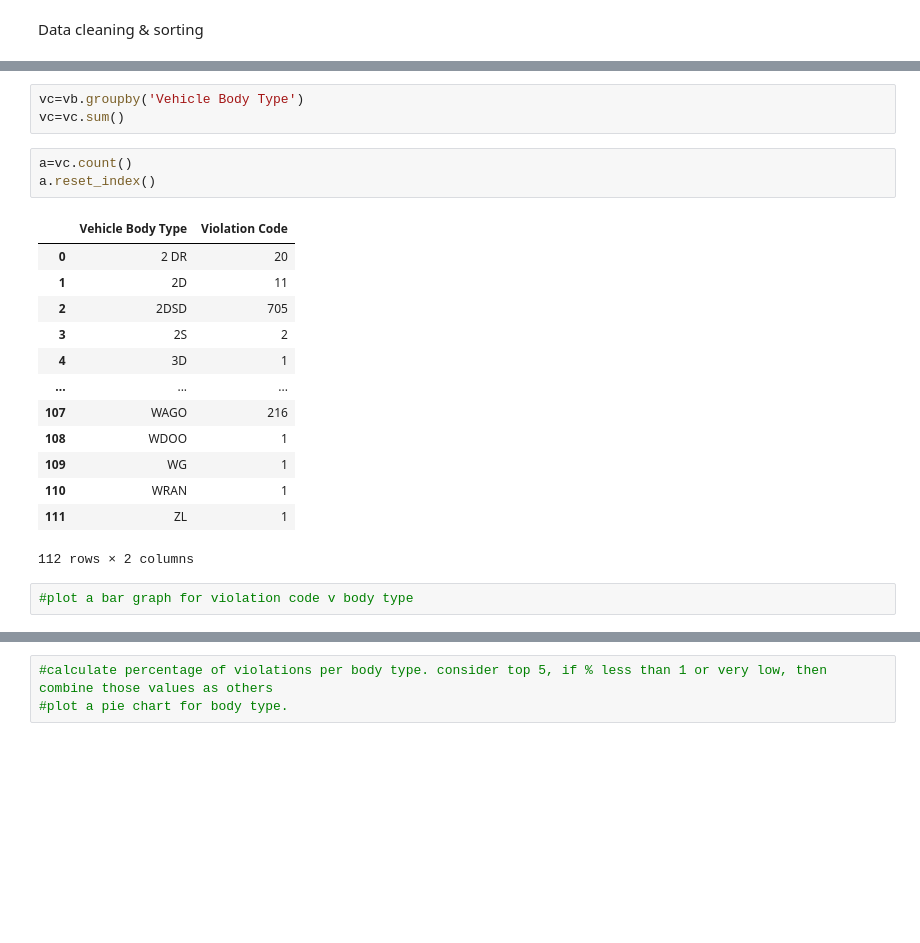
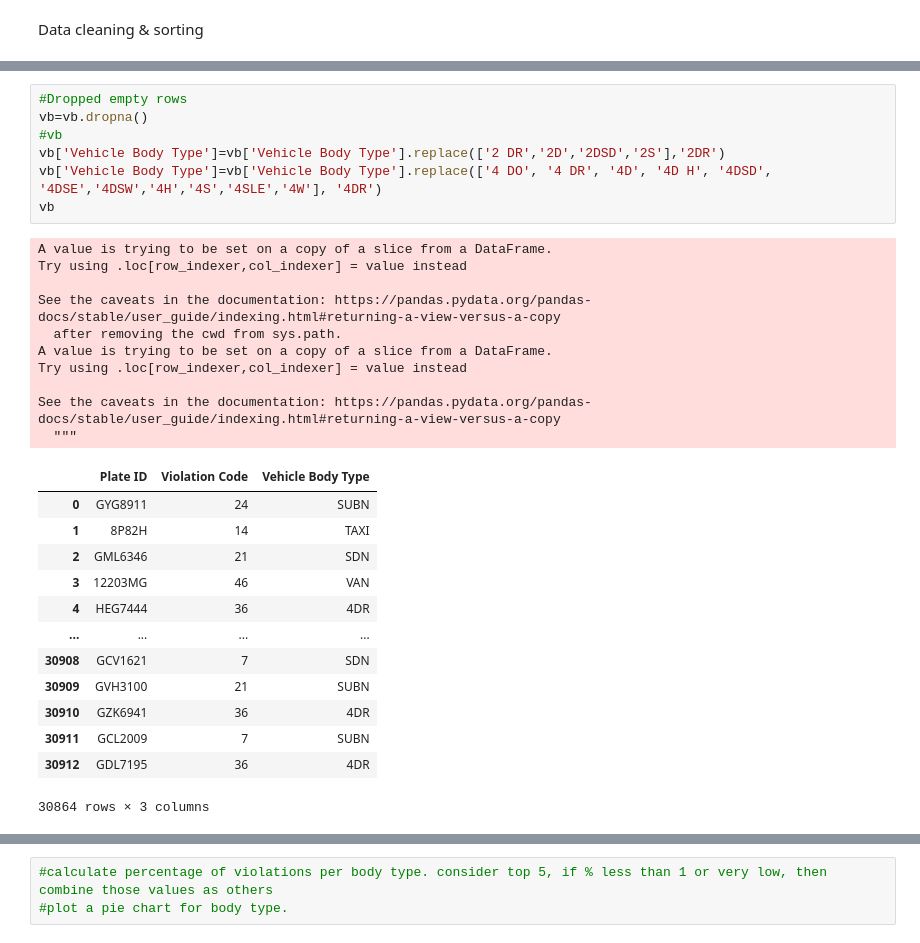
Before and after one commit to RyanAdamGonzalez1996/Project1, a Jupyter notebook: Vehicle_BodyType.ipynb, the cells around one changed output, grey strips where cells are left out. Saved outputs shown, nothing was run; the diff lists cells and outputs as text; blank space fills up the shorter version.

```diff
--- a/Vehicle_BodyType.ipynb
+++ b/Vehicle_BodyType.ipynb
@@ -104,22 +108,31 @@ vb
-# %%
-vc=vb.groupby('Vehicle Body Type')
-vc=vc.sum()
-# %%
-a=vc.count()
-a.reset_index()
-# %% [output]
-|  | Vehicle Body Type | Violation Code |
-| 0 | 2 DR | 20 |
-| 1 | 2D | 11 |
-| 2 | 2DSD | 705 |
-| 3 | 2S | 2 |
-| 4 | 3D | 1 |
-| ... | ... | ... |
-| 107 | WAGO | 216 |
-| 108 | WDOO | 1 |
-| 109 | WG | 1 |
-| 110 | WRAN | 1 |
-| 111 | ZL | 1 |
-112 rows × 2 columns
-# %%
-#plot a bar graph for violation code v body type
+# %%
+#Dropped empty rows
+vb=vb.dropna()
+#vb
+vb['Vehicle Body Type']=vb['Vehicle Body Type'].replace(['2 DR','2D','2DSD','2S'],'2DR')
+vb['Vehicle Body Type']=vb['Vehicle Body Type'].replace(['4 DO', '4 DR', '4D', '4D H', '4DSD', '4DSE','4DSW','4H','4S','4SLE','4W'], '4DR')
+vb
+# %% [output]
+A value is trying to be set on a copy of a slice from a DataFrame.
+Try using .loc[row_indexer,col_indexer] = value instead
+
+See the caveats in the documentation: https://pandas.pydata.org/pandas-docs/stable/user_guide/indexing.html#returning-a-view-versus-a-copy
+  after removing the cwd from sys.path.
+A value is trying to be set on a copy of a slice from a DataFrame.
+Try using .loc[row_indexer,col_indexer] = value instead
+
+See the caveats in the documentation: https://pandas.pydata.org/pandas-docs/stable/user_guide/indexing.html#returning-a-view-versus-a-copy
+  """
+|  | Plate ID | Violation Code | Vehicle Body Type |
+| 0 | GYG8911 | 24 | SUBN |
+| 1 | 8P82H | 14 | TAXI |
+| 2 | GML6346 | 21 | SDN |
+| 3 | 12203MG | 46 | VAN |
+| 4 | HEG7444 | 36 | 4DR |
+| ... | ... | ... | ... |
+| 30908 | GCV1621 | 7 | SDN |
+| 30909 | GVH3100 | 21 | SUBN |
+| 30910 | GZK6941 | 36 | 4DR |
+| 30911 | GCL2009 | 7 | SUBN |
+| 30912 | GDL7195 | 36 | 4DR |
+30864 rows × 3 columns
```
Also changed, not shown: parts of 17 cells of this notebook, 3 other files.
